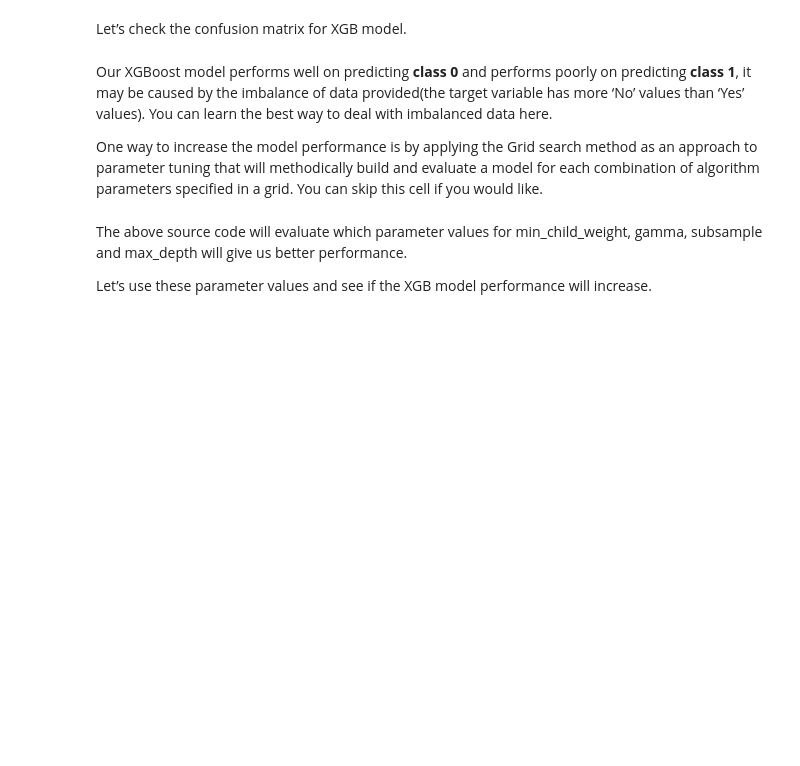
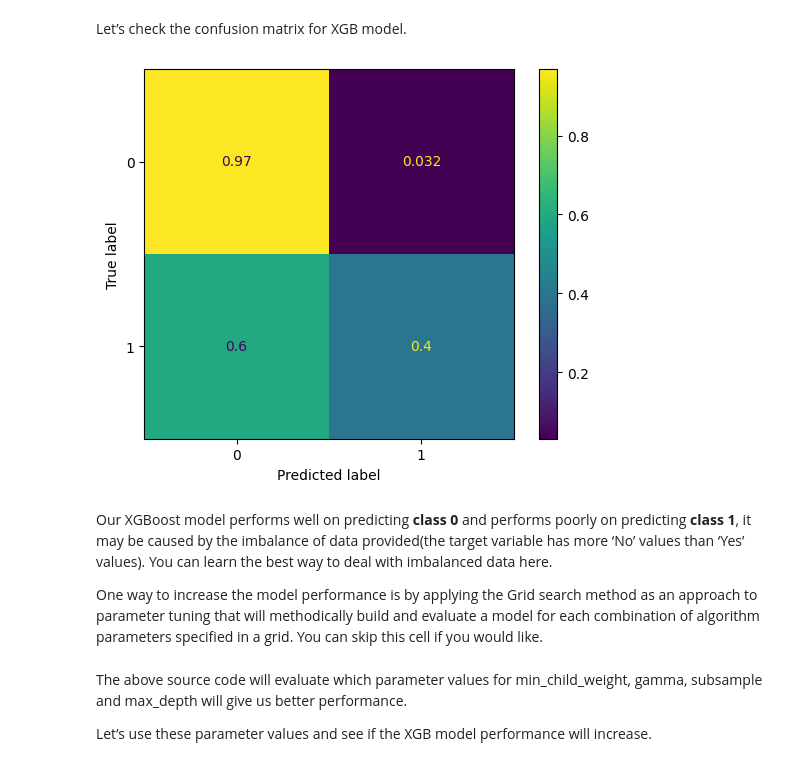
Before and after one commit to elhamrouzban/Financial_Inclusion_in_Africa, a Jupyter notebook: StarterNotebook.ipynb, the cells around one changed output. Drawn from its saved outputs; the diff is of its cells as text; code cells hidden in the pictures; blank space fills up the shorter version.

Commit message:
added some baseline model

```diff
--- a/StarterNotebook.ipynb
+++ b/StarterNotebook.ipynb
@@ -304,7 +304,7 @@ import sklearn.model_selection
 # Split train_data
 from sklearn.model_selection import train_test_split
 
-X_Train, X_Val, y_Train, y_val = train_test_split(processed_train, y_train, stratify = y_train,
+X_Train, X_test, y_Train, y_test = train_test_split(processed_train, y_train, stratify = y_train,
                                                   test_size = 0.1, random_state=42)
 # %% [markdown]
 ## Baseline Model
@@ -310,0 +346,21 @@ X_Train, X_Val, y_Train, y_val = train_test_split(processed_train, y_train, stra
+# %%
+from sklearn.dummy import DummyClassifier
+from sklearn.metrics import accuracy_score, classification_report, confusion_matrix
+
+# Majority-class baseline
+baseline_model = DummyClassifier(strategy="most_frequent")
+
+# Train
+baseline_model.fit(X_Train, y_Train)
+
+# Predict
+y_pred_baseline = baseline_model.predict(X_test)
+
+# Evaluate
+accuracy = accuracy_score(y_test, y_pred_baseline)
+
+print("Majority Baseline Accuracy:", accuracy)
+print("Majority Baseline Error Rate:", 1 - accuracy)
+
+print(classification_report(y_test, y_pred_baseline))
+print(confusion_matrix(y_test, y_pred_baseline))
@@ -340,7 +420,16 @@ This means the **lower** the incorrect percentage we get, the better the model p
 from sklearn.metrics import confusion_matrix, accuracy_score
 
 # evaluate the model
-xg_y_model = xg_model.predict(X_Val)
+xg_y_model = xg_model.predict(X_test)
 
 # Get error rate
-print("Error rate of XGB classifier: ", 1 - accuracy_score(y_val, xg_y_model))
+print("Error rate of XGB classifier: ", 1 - accuracy_score(y_test, xg_y_model))
+print("..................................")
+
+accuracy = accuracy_score(y_test, xg_y_model)
+
+print("xgboost Baseline Accuracy:", accuracy)
+print("xgboost Baseline Error Rate:", 1 - accuracy)
+
+print(classification_report(y_test, xg_y_model))
+print(confusion_matrix(y_test, xg_y_model))
@@ -349,12 +454,14 @@ Let’s check the confusion matrix for XGB model.
 # %%
 from sklearn.metrics import confusion_matrix, ConfusionMatrixDisplay
 
 # Get confusion matrix for Gradient Boosting Classifier
-cm = confusion_matrix(y_val, xg_y_model, normalize='true')
+cm = confusion_matrix(y_test, xg_y_model, normalize='true')
 # Assuming xg_y_model are the predictions from your XGBoost model
 disp = ConfusionMatrixDisplay(confusion_matrix=cm)
 disp.plot()
 plt.show()
+# %% [output]
+[figure, added]
 # %% [markdown]
 Our XGBoost model performs well on predicting **class 0** and performs poorly on predicting **class 1**, it may be caused by the imbalance of data provided(the target variable has more ‘No’ values than ‘Yes’ values). You can learn the best way to deal with imbalanced data here.
 
```
Also changed, not shown: parts of 4 cells of this notebook.
